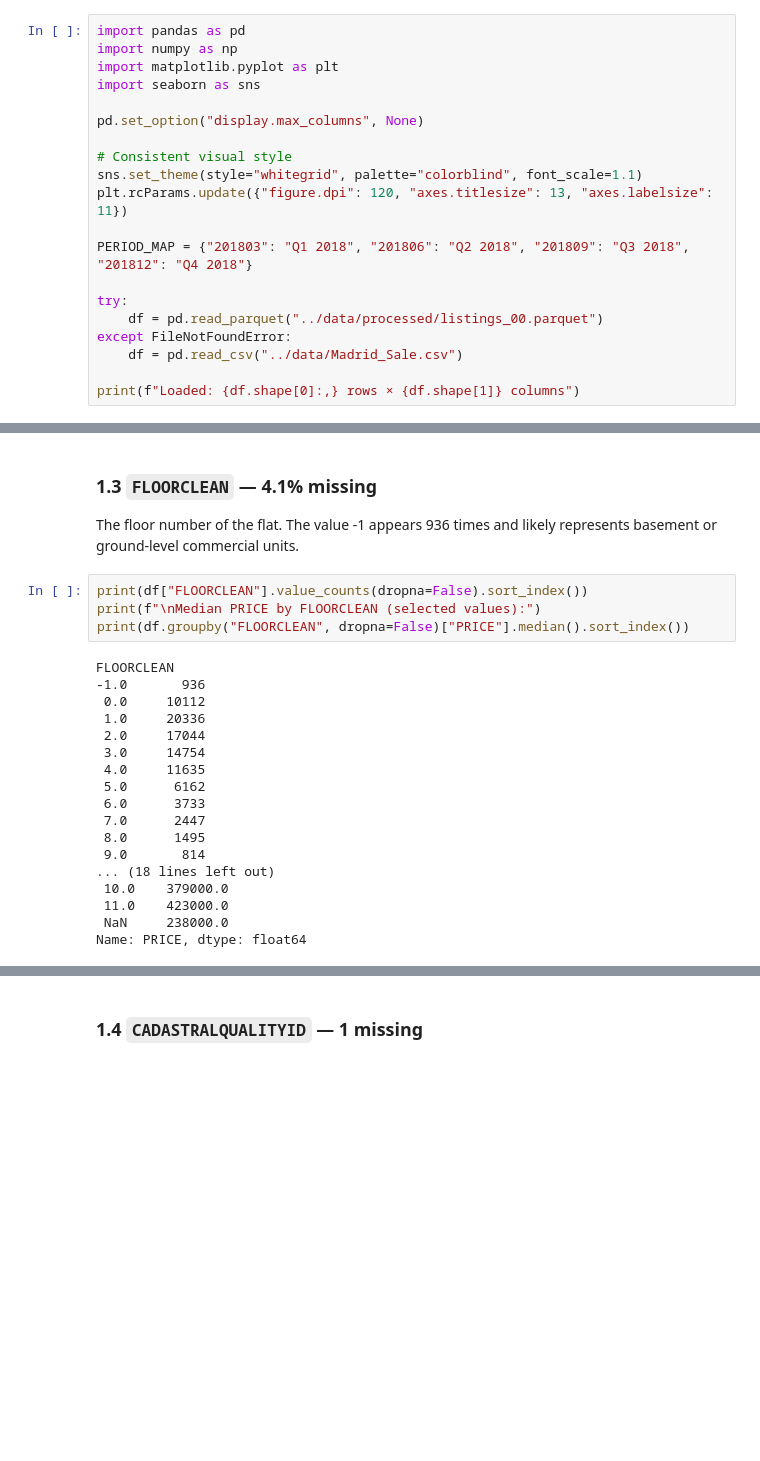
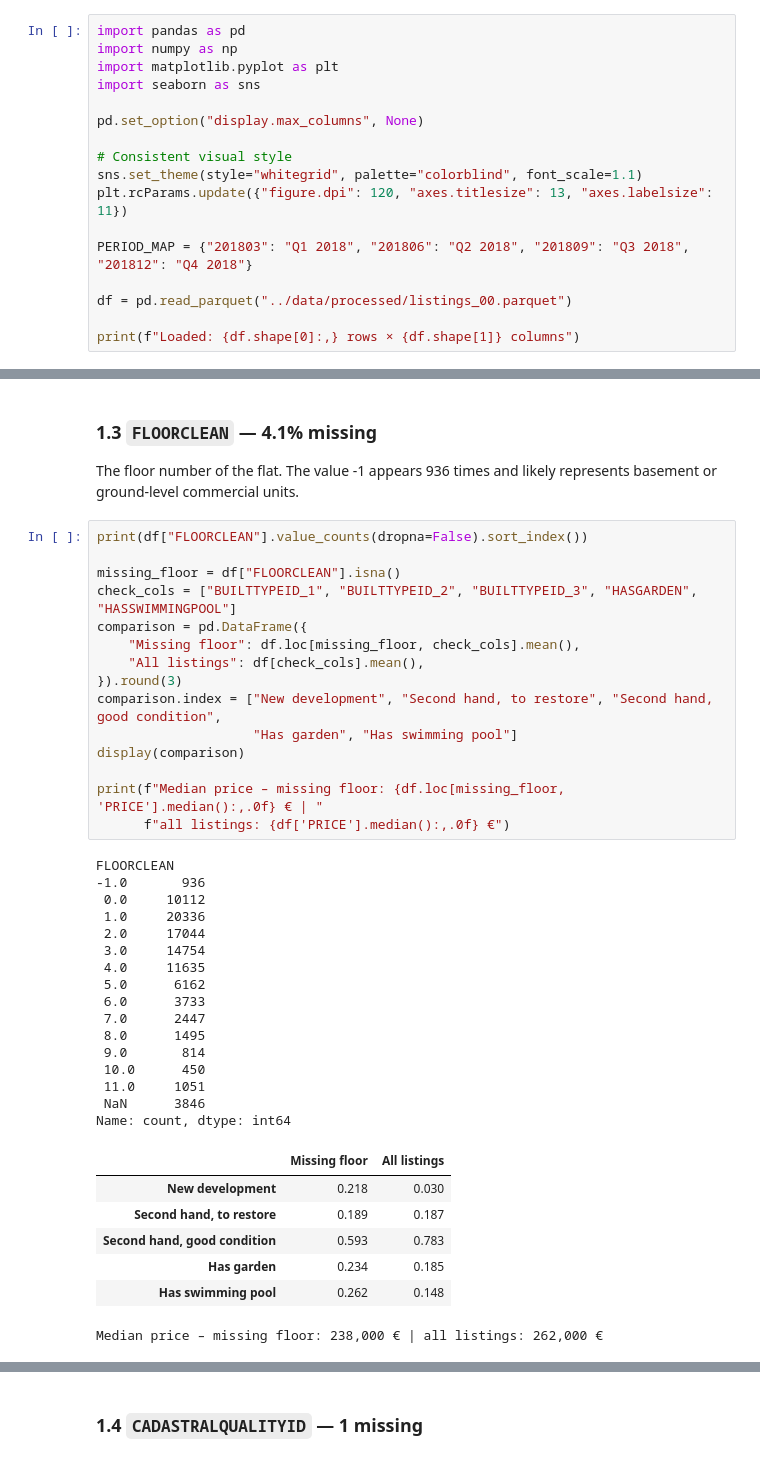
Before and after one commit to PabloMonteroRuiz/machine-learning-airbnb, a Jupyter notebook: notebooks/01_missing_and_erroneous_values.ipynb, the cells around one changed output, grey strips where cells are left out. Cells and saved outputs as stored; diff of their text form; blank space fills up the shorter version.

```diff
--- a/notebooks/01_missing_and_erroneous_values.ipynb
+++ b/notebooks/01_missing_and_erroneous_values.ipynb
@@ -18,9 +18,6 @@ plt.rcParams.update({"figure.dpi": 120, "axes.titlesize": 13, "axes.labelsize":
 
 PERIOD_MAP = {"201803": "Q1 2018", "201806": "Q2 2018", "201809": "Q3 2018", "201812": "Q4 2018"}
 
-try:
-    df = pd.read_parquet("../data/processed/listings_00.parquet")
-except FileNotFoundError:
-    df = pd.read_csv("../data/Madrid_Sale.csv")
+df = pd.read_parquet("../data/processed/listings_00.parquet")
 
 print(f"Loaded: {df.shape[0]:,} rows × {df.shape[1]} columns")
@@ -159,24 +184,41 @@ Name: count, dtype: int64
 The floor number of the flat. The value -1 appears 936 times and likely represents basement or ground-level commercial units.
 # %%
 print(df["FLOORCLEAN"].value_counts(dropna=False).sort_index())
-print(f"\nMedian PRICE by FLOORCLEAN (selected values):")
-print(df.groupby("FLOORCLEAN", dropna=False)["PRICE"].median().sort_index())
+
+missing_floor = df["FLOORCLEAN"].isna()
+check_cols = ["BUILTTYPEID_1", "BUILTTYPEID_2", "BUILTTYPEID_3", "HASGARDEN", "HASSWIMMINGPOOL"]
+comparison = pd.DataFrame({
+    "Missing floor": df.loc[missing_floor, check_cols].mean(),
+    "All listings": df[check_cols].mean(),
+}).round(3)
+comparison.index = ["New development", "Second hand, to restore", "Second hand, good condition",
+                    "Has garden", "Has swimming pool"]
+display(comparison)
+
+print(f"Median price – missing floor: {df.loc[missing_floor, 'PRICE'].median():,.0f} € | "
+      f"all listings: {df['PRICE'].median():,.0f} €")
 # %% [output]
 FLOORCLEAN
 -1.0       936
  0.0     10112
  1.0     20336
  2.0     17044
  3.0     14754
  4.0     11635
  5.0      6162
  6.0      3733
  7.0      2447
  8.0      1495
  9.0       814
-... (18 lines left out)
- 10.0    379000.0
- 11.0    423000.0
- NaN     238000.0
-Name: PRICE, dtype: float64
+ 10.0      450
+ 11.0     1051
+ NaN      3846
+Name: count, dtype: int64
+|  | Missing floor | All listings |
+| New development | 0.218 | 0.030 |
+| Second hand, to restore | 0.189 | 0.187 |
+| Second hand, good condition | 0.593 | 0.783 |
+| Has garden | 0.234 | 0.185 |
+| Has swimming pool | 0.262 | 0.148 |
+Median price – missing floor: 238,000 € | all listings: 262,000 €
 # %% [markdown]
```
Also changed, not shown: parts of 21 cells of this notebook.
